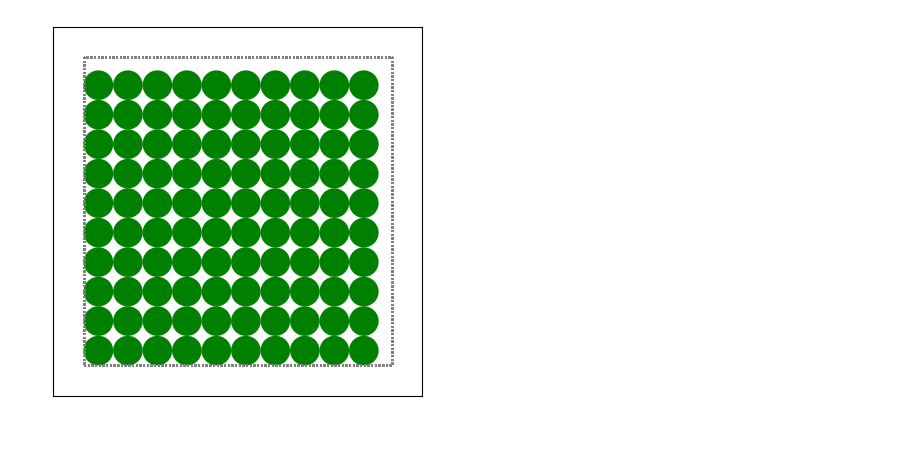
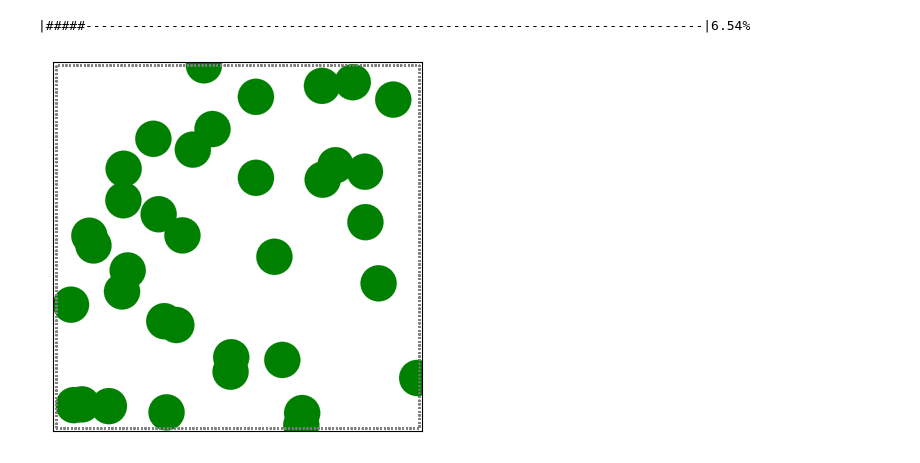
Before and after one commit to john-but-actually-jon/langevin, a Jupyter notebook: src/soft-disks/concept_test.ipynb, the cells around one changed output. Saved outputs shown, nothing was run; the diff lists cells and outputs as text; code cells hidden in the pictures.

```diff
--- a/src/soft-disks/concept_test.ipynb
+++ b/src/soft-disks/concept_test.ipynb
@@ -8,4 +6,13 @@ plot(hex_build()[0])
-# %%
-plot(square_build())
-# %% [output]
-[figure, removed]
+# %%
+import numpy as np
+starting_conf = square_build()
+# plot(starting_conf.positions)
+newconf, energies = equilibriate(starting_conf, nsteps=5000)
+# %% [output]
+|#####-------------------------------------------------------------------------------|6.54%
+# %%
+plot(newconf.positions)
+# plot(starting_conf[0])
+# print(starting_conf[1])
+# %% [output]
+[figure, added]
```
Also changed, not shown: parts of 26 cells of this notebook, 5 other files.
